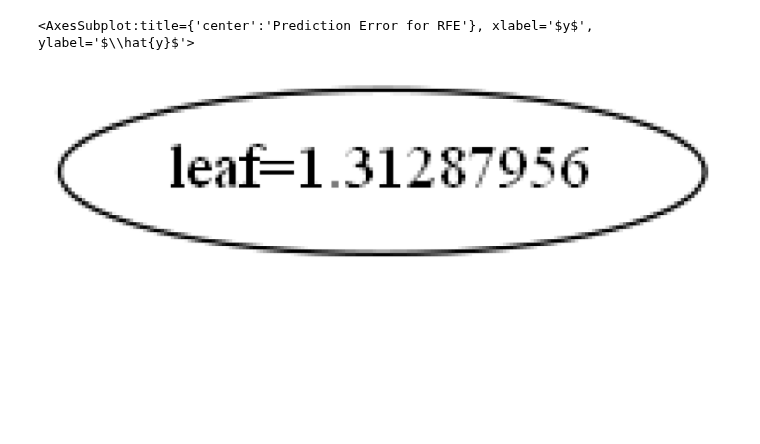
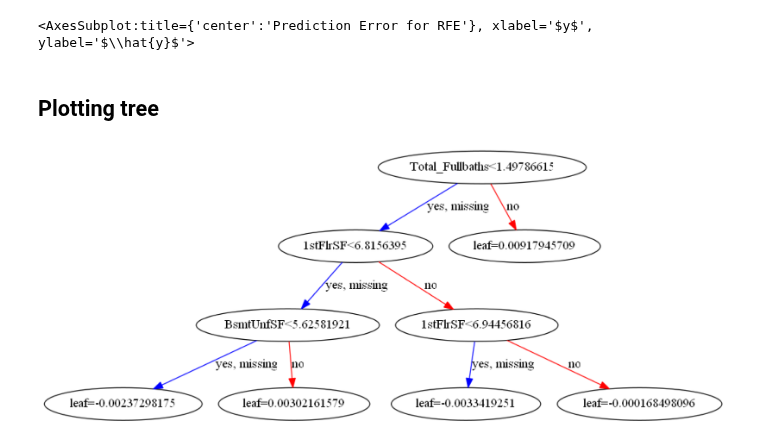
Before and after one commit to suhitasva/ML_Project, a Jupyter notebook: XGBoost_models.ipynb, the cells around one changed output. Drawn from its saved outputs; the diff is of its cells as text; code cells hidden in the pictures; blank space fills up the shorter version.

```diff
--- a/XGBoost_models.ipynb
+++ b/XGBoost_models.ipynb
@@ -584,9 +609,5 @@ visualizer.poof()
 # %% [output]
 [figure]
 <AxesSubplot:title={'center':'Prediction Error for RFE'}, xlabel='$y$', ylabel='$\\hat{y}$'>
-# %%
-xgb.plot_tree(final_xgb)
-plt.rcParams['figure.figsize'] = [100, 10]
-plt.show()
-# %% [output]
-[figure, removed]
+# %% [markdown]
+## Plotting tree
@@ -592,0 +616,6 @@ plt.show()
+# %%
+plot_tree(final_xgb, num_trees=final_xgb.get_booster().best_iteration)
+fig = plt.gcf()
+fig.set_size_inches(30,15)
+# %% [output]
+[figure, added]
```
Also changed, not shown: parts of 9 cells of this notebook.
